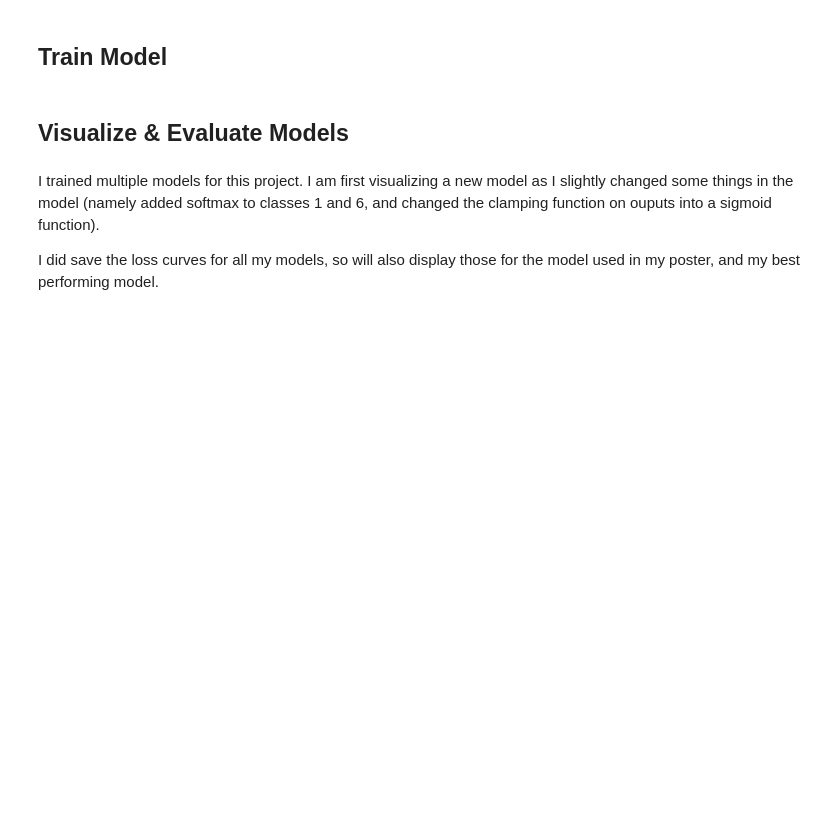
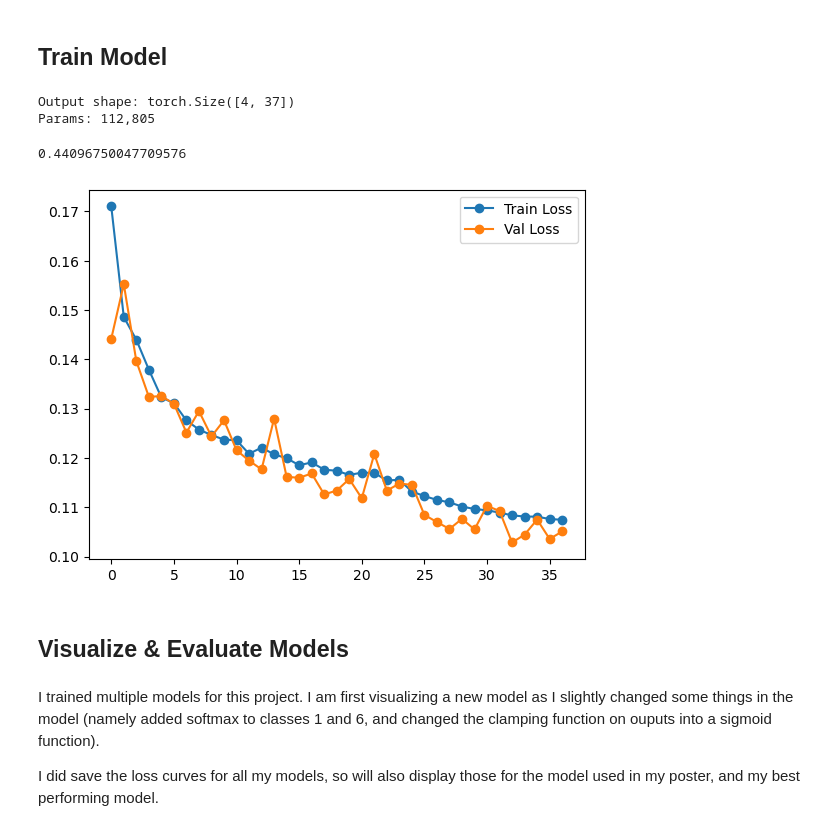
Before and after one commit to hartysimon-sketch/Galaxy-Classifier, a Jupyter notebook: Lab9_Template.ipynb, the cells around one changed output. Saved outputs shown, nothing was run; the diff lists cells and outputs as text; code cells hidden in the pictures; blank space fills up the shorter version.

```diff
--- a/Lab9_Template.ipynb
+++ b/Lab9_Template.ipynb
@@ -355,3 +367,52 @@ val_losses = []
 # %% [markdown]
 ## Train Model
+# %%
+# 4 'dummy' images to test if model takes and gives inputs / outputs
+# of correct shape without crashing
+dummy = torch.randn(4, 3, 64, 64).to(DEVICE)
+out = model(dummy)
+print(f"Output shape: {out.shape}") # expect [4, 37]
+# calculate number of model parameters
+print(f"Params: {sum(p.numel() for p in model.parameters()):,}")
+# %% [output]
+Output shape: torch.Size([4, 37])
+Params: 112,805
+# %%
+from torch.utils.data import Subset
+
+# sets the number of galaxies used in training
+train_size = len(train_set)
+val_size = len(val_set)
+
+BATCH_SIZE = 32
+EPOCHS = 4
+
+# get subsets of training and validation data based on num batches and batchsize
+train_subset = Subset(train_set, range(train_size))
+val_subset = Subset(val_set, range(val_size))
+# set up minibatches
+train_loader = DataLoader(train_subset, batch_size=BATCH_SIZE,
+                            shuffle=True,  num_workers=N_WORKERS)
+val_loader   = DataLoader(val_subset,   batch_size=BATCH_SIZE,
+                              shuffle=False, num_workers=N_WORKERS)
+
+model.eval()
+
+running_loss = 0
+num_done = 0
+
+with torch.no_grad():
+    for imgs, labels in val_loader:
+        with torch.amp.autocast(device_type=DEVICE.type):
+            outputs = model(imgs)
+            loss = loss_func(outputs, labels)
+
+        running_loss += loss.item() * imgs.size(0)
+        num_done += imgs.size(0)
+
+        running_avg_val_loss = (running_loss / num_done) ** 0.5
+
+    print(running_avg_val_loss)
+# %% [output]
+0.44096750047709576
 # %%
@@ -404,11 +465,19 @@ if RUN == True:
 # %%
 if RUN == True:
     # save the model along with loss curve data so I can test different parameters and keep the best one
     # format: model_{RMSE}.pth
-    torch.save({'model_state_dict': model.state_dict(),
+    torch.save({'epoch': epoch,
+                'model_state_dict': model.state_dict(),
                 'train_losses': train_losses,
+                'optimizer_state_dict': optimizer.state_dict(),
+                'scaler_state_dict': scaler.state_dict(),
                 'val_losses': val_losses},
                 f"model_{val_losses[-1]:.3f}.pth")
+    plt.plot(train_losses, label="Train Loss", marker='o')
+    plt.plot(val_losses, label="Val Loss", marker='o')
+    plt.legend()
+# %% [output]
+[figure, added]
 # %% [markdown]
 ## Visualize & Evaluate Models
 # %% [markdown]
```
Also changed, not shown: parts of 8 cells of this notebook, 8 other files.
